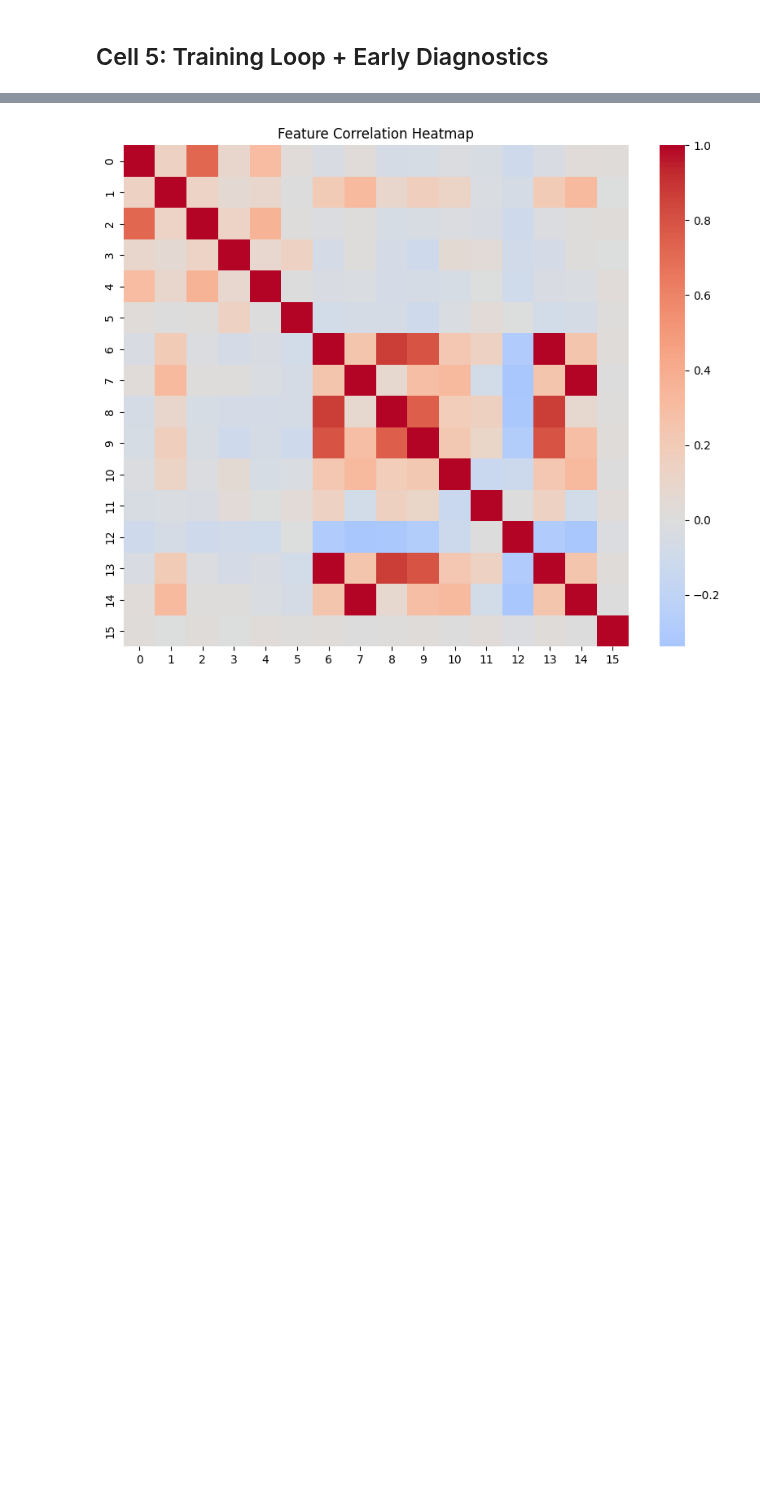
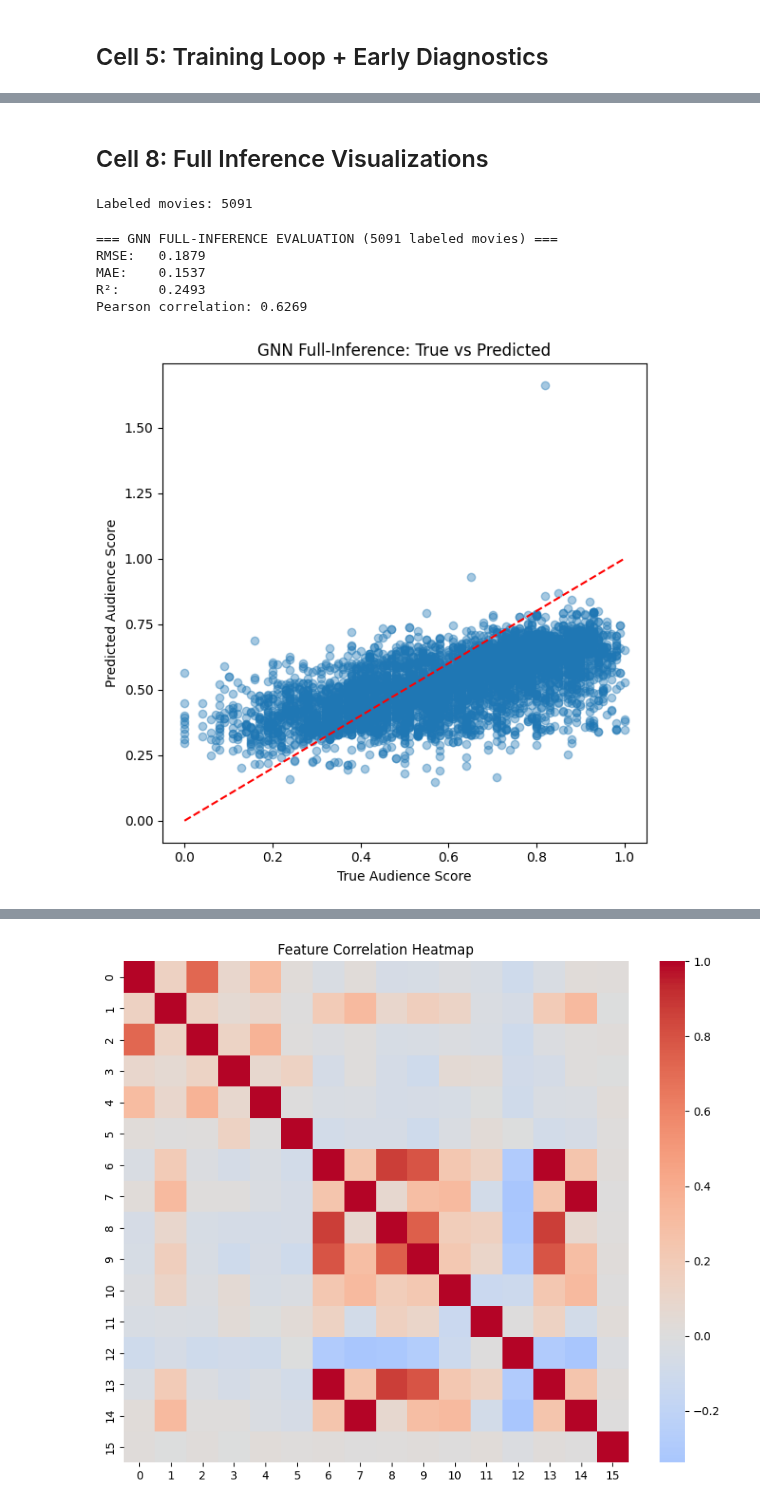
Before and after one commit to claragwei/filmlytics, a Jupyter notebook: Models/gnn/gnn.ipynb, the cells around one changed output, grey strips where cells are left out. Saved outputs shown, nothing was run; the diff lists cells and outputs as text; code cells hidden in the pictures; blank space fills up the shorter version.

```diff
--- a/Models/gnn/gnn.ipynb
+++ b/Models/gnn/gnn.ipynb
@@ -609,0 +551,9 @@ Test R²:   -0.3382
+# %%
+# === INFERENCE ON ALL 66K MOVIES ===
+
+model.eval()
+with torch.no_grad():
+    out_full = model(data.x.to(DEVICE), data.edge_index.to(DEVICE))
+    y_pred_full = out_full.cpu().numpy()
+
+print("Full inference complete. Shape:", y_pred_full.shape)
@@ -609,0 +628,45 @@ Test R²:   -0.3382
+# %% [markdown]
+## Cell 8: Full Inference Visualizations
+# %%
+# Extract ground truth only for movies with audience scores
+mask_labeled = df["audience_score_parsed"].notna()
+
+y_true_full = df.loc[mask_labeled, "audience_score_parsed"].values.astype(float)
+y_pred_full_labeled = y_pred_full[mask_labeled.values]
+
+print("Labeled movies:", len(y_true_full))
+# %% [output]
+Labeled movies: 5091
+# %%
+from sklearn.metrics import mean_squared_error, mean_absolute_error, r2_score
+import numpy as np
+
+rmse_full = np.sqrt(mean_squared_error(y_true_full, y_pred_full_labeled))
+mae_full = mean_absolute_error(y_true_full, y_pred_full_labeled)
+r2_full = r2_score(y_true_full, y_pred_full_labeled)
+corr_full = np.corrcoef(y_true_full, y_pred_full_labeled)[0,1]
+
+print("=== GNN FULL-INFERENCE EVALUATION (5091 labeled movies) ===")
+print(f"RMSE:   {rmse_full:.4f}")
+print(f"MAE:    {mae_full:.4f}")
+print(f"R²:     {r2_full:.4f}")
+print(f"Pearson correlation: {corr_full:.4f}")
+# %% [output]
+=== GNN FULL-INFERENCE EVALUATION (5091 labeled movies) ===
+RMSE:   0.1879
+MAE:    0.1537
+R²:     0.2493
+Pearson correlation: 0.6269
+# %%
+import matplotlib.pyplot as plt
+
+plt.figure(figsize=(6,6))
+plt.scatter(y_true_full, y_pred_full_labeled, alpha=0.4)
+plt.plot([0,1], [0,1], 'r--')
+plt.xlabel("True Audience Score")
+plt.ylabel("Predicted Audience Score")
+plt.title("GNN Full-Inference: True vs Predicted")
+plt.tight_layout()
+plt.show()
+# %% [output]
+[figure, added]
```
Also changed, not shown: parts of 23 cells of this notebook, 2 other files.
